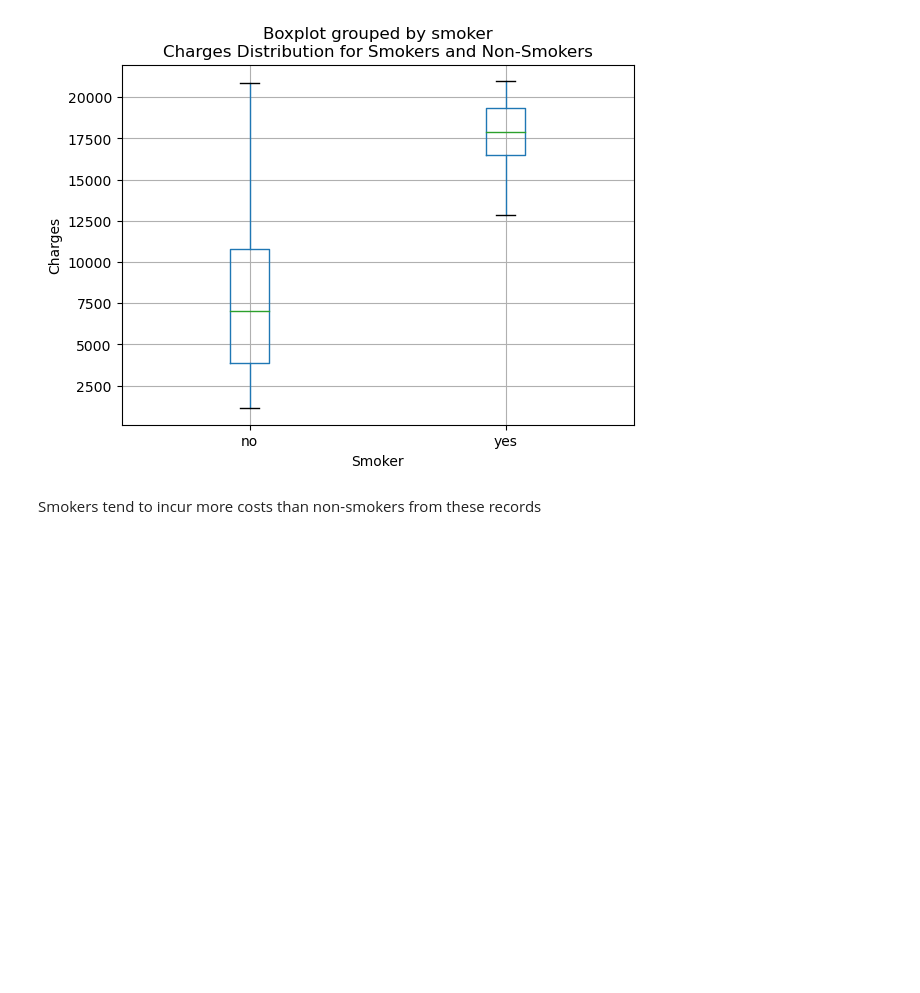
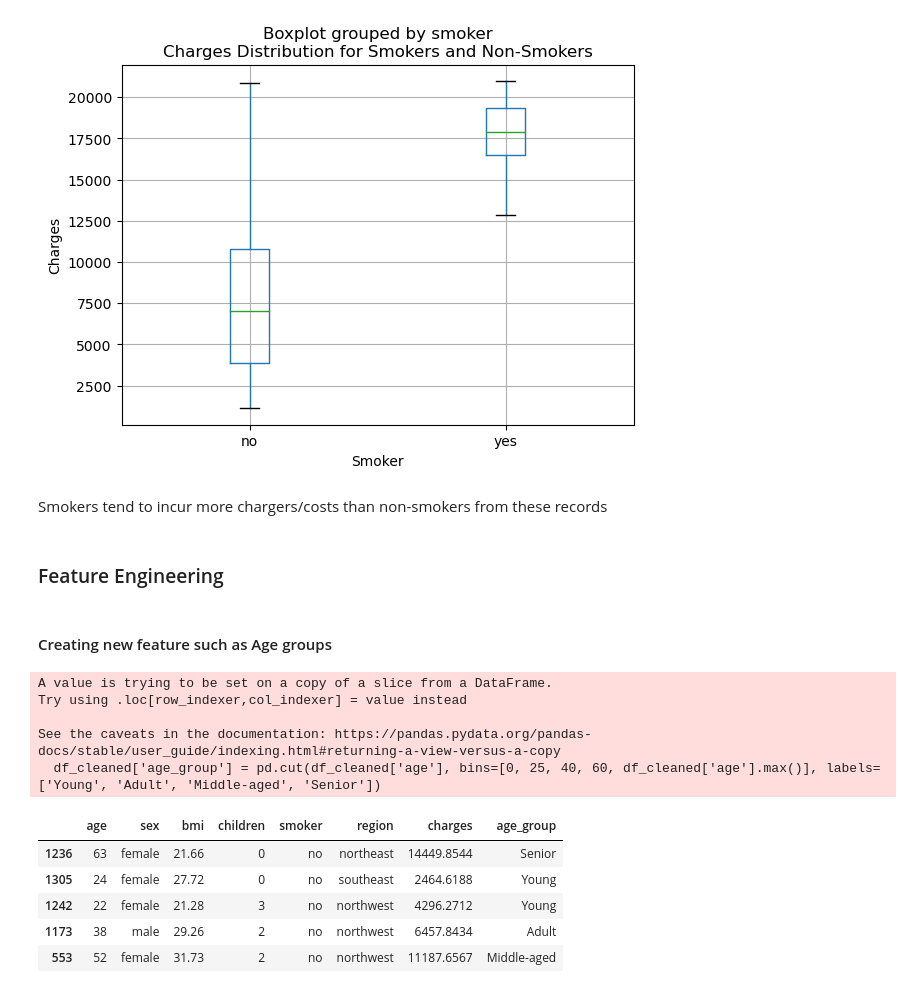
Before and after one commit to BillyGareth/ML-HealthInsurance, a Jupyter notebook: US-Health-Insurance.ipynb, the cells around one changed output. Drawn from its saved outputs; the diff is of its cells as text; code cells hidden in the pictures; blank space fills up the shorter version.

Commit message:
Creating new feature such as Age groups¶

```diff
--- a/US-Health-Insurance.ipynb
+++ b/US-Health-Insurance.ipynb
@@ -205,4 +205,23 @@ plt.show()
 # %% [output]
 [figure]
 # %% [markdown]
-Smokers tend to incur more costs than non-smokers from these records
+Smokers tend to incur more chargers/costs than non-smokers from these records
+# %% [markdown]
+### Feature Engineering
+# %% [markdown]
+#### Creating new feature such as Age groups
+# %%
+df_cleaned['age_group'] = pd.cut(df_cleaned['age'], bins=[0, 25, 40, 60, df_cleaned['age'].max()], labels=['Young', 'Adult', 'Middle-aged', 'Senior'])
+df_cleaned.sample(5)
+# %% [output]
+A value is trying to be set on a copy of a slice from a DataFrame.
+Try using .loc[row_indexer,col_indexer] = value instead
+
+See the caveats in the documentation: https://pandas.pydata.org/pandas-docs/stable/user_guide/indexing.html#returning-a-view-versus-a-copy
+  df_cleaned['age_group'] = pd.cut(df_cleaned['age'], bins=[0, 25, 40, 60, df_cleaned['age'].max()], labels=['Young', 'Adult', 'Middle-aged', 'Senior'])
+|  | age | sex | bmi | children | smoker | region | charges | age_group |
+| 1236 | 63 | female | 21.66 | 0 | no | northeast | 14449.8544 | Senior |
+| 1305 | 24 | female | 27.72 | 0 | no | southeast | 2464.6188 | Young |
+| 1242 | 22 | female | 21.28 | 3 | no | northwest | 4296.2712 | Young |
+| 1173 | 38 | male | 29.26 | 2 | no | northwest | 6457.8434 | Adult |
+| 553 | 52 | female | 31.73 | 2 | no | northwest | 11187.6567 | Middle-aged |
```
